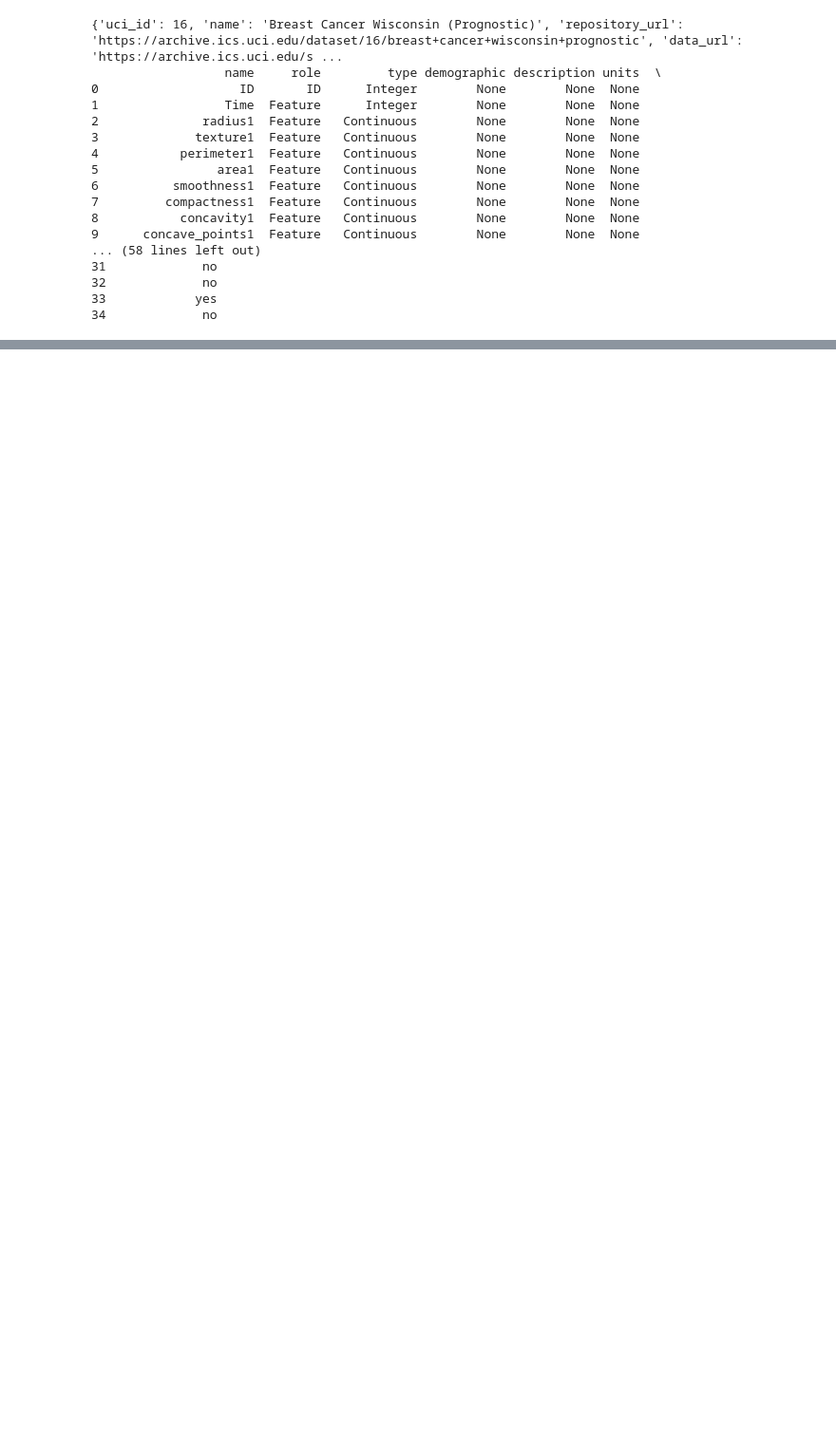
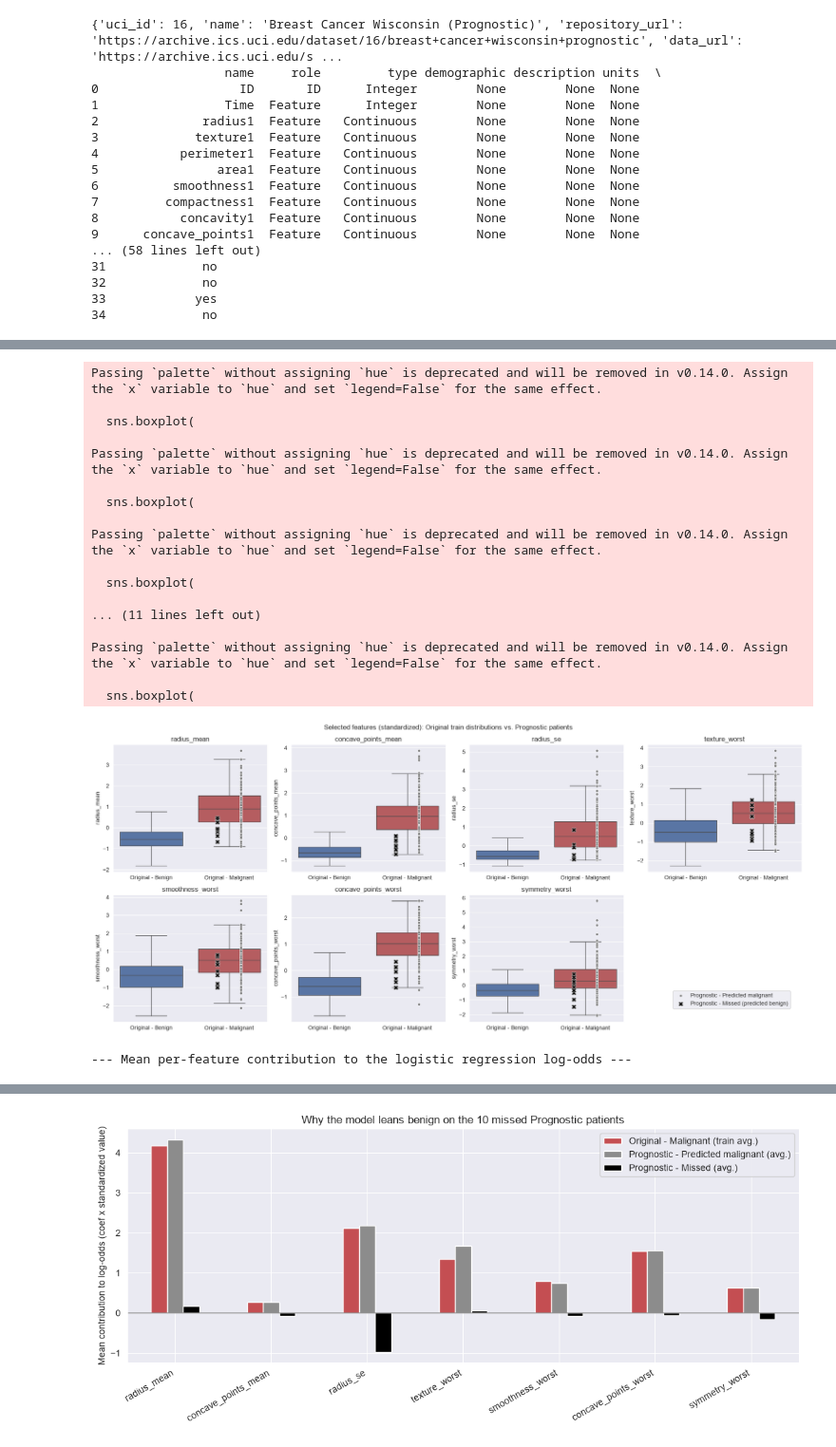
Before and after one commit to ostacore/Projets-UM5BM753-, a Jupyter notebook: 03_notebooks/07_Prognostic_Data_Test.ipynb, the cells around one changed output, grey strips where cells are left out. Shown at 95% size. Cells and saved outputs as stored; diff of their text form; code cells hidden in the pictures; blank space fills up the shorter version.

Commit message:
Prognostic Test

```diff
--- a/03_notebooks/07_Prognostic_Data_Test.ipynb
+++ b/03_notebooks/07_Prognostic_Data_Test.ipynb
@@ -79,9 +79,11 @@ PROCESSED_DATA_DIR = os.path.join("..", "02_data", "processed")
 
 # Reconstruct scaler_all (not persisted): refit on the same raw file with the same
 # split, deterministic given RANDOM_STATE -- must match 04_Feature_Selection.ipynb.
-df_diag = load_data(DATA_PATH)
-diag_features = get_feature_columns(df_diag)
-_, _, _, _, scaler_all = split_and_scale(df_diag, diag_features, test_size=0.3, random_state=RANDOM_STATE)
+df_original = load_data(DATA_PATH)
+original_features = get_feature_columns(df_original)
+_, _, _, _, scaler_all = split_and_scale(
+    df_original, original_features, test_size=0.3, random_state=RANDOM_STATE
+)
 
 selected_features = pd.read_csv(os.path.join(RESULTS_DIR, "04_selected_features.csv"))["feature"].tolist()
 
@@ -99,7 +101,7 @@ grid_logreg.fit(X_train_sel, y_train)
 best_logreg = grid_logreg.best_estimator_
 print(f"Retrained model: C={grid_logreg.best_params_['C']:.4f}\n")
 
-# 1) Load WPBC and rename its 1/2/3 suffixes to the diagnostic _mean/_se/_worst naming.
+# 1) Load WPBC and rename its 1/2/3 suffixes to the Original _mean/_se/_worst naming.
 wpbc = fetch_ucirepo(id=16)
 X_wpbc = wpbc.data.features.copy()
 
@@ -111,13 +113,13 @@ suffix_map = {"1": "_mean", "2": "_se", "3": "_worst"}
 rename_map = {f"{prop}{suf}": f"{prop}{suffix_map[suf]}" for prop in base_properties for suf in "123"}
 X_wpbc = X_wpbc.rename(columns=rename_map)
 
-missing = [f for f in diag_features if f not in X_wpbc.columns]
+missing = [f for f in original_features if f not in X_wpbc.columns]
 if missing:
     raise ValueError(f"WPBC is missing expected columns after renaming: {missing}")
 
-# 2) Apply the diagnostic scaler (fit on all 30 features), then keep the 7 selected ones.
-X_wpbc_scaled_full = scaler_all.transform(X_wpbc[diag_features].values)
-X_wpbc_scaled = pd.DataFrame(X_wpbc_scaled_full, columns=diag_features)[selected_features].values
+# 2) Apply the Original scaler (fit on all 30 features), then keep the 7 selected ones.
+X_wpbc_scaled_full = scaler_all.transform(X_wpbc[original_features].values)
+X_wpbc_scaled = pd.DataFrame(X_wpbc_scaled_full, columns=original_features)[selected_features].values
 
 # 3) Ground truth: label=1 for every row, per WPBC's documented inclusion criterion
 #    (invasive breast cancer only) -- not derived from any feature column.
@@ -148,18 +166,20 @@ Logistic Regression's decision is a direct sum of these per-feature contribution
 import seaborn as sns
 import matplotlib.pyplot as plt
 
-
 FIGURES_DIR = os.path.join("..", "05_figures")
 os.makedirs(FIGURES_DIR, exist_ok=True)
 
-X_wpbc_scaled_df = pd.DataFrame(X_wpbc_scaled_full, columns=diag_features, index=X_wpbc.index)[selected_features]
+X_wpbc_scaled_df = pd.DataFrame(
+    X_wpbc_scaled_full, columns=original_features, index=X_wpbc.index
+)[selected_features]
 
 train_df_selected = train_df.copy()
-train_df_selected["diagnosis"] = np.where(train_df_selected["label"] == 1, "Diagnostic - Malignant",
-                                          "Diagnostic - Benign")
+train_df_selected["diagnosis"] = np.where(
+    train_df_selected["label"] == 1, "Original - Malignant", "Original - Benign"
+)
 
-wpbc_status = pd.Series("WPBC - Predicted malignant", index=X_wpbc.index)
-wpbc_status.loc[missed.index] = "WPBC - Missed (predicted benign)"
+wpbc_status = pd.Series("Prognostic - Predicted malignant", index=X_wpbc.index)
+wpbc_status.loc[missed.index] = "Prognostic - Missed (predicted benign)"
 
 fig, axes = plt.subplots(2, 4, figsize=(18, 8))
 axes = axes.flatten()
@@ -167,13 +187,13 @@ axes = axes.flatten()
 for i, (ax, feat) in enumerate(zip(axes, selected_features)):
     sns.boxplot(
         data=train_df_selected, x="diagnosis", y=feat, ax=ax,
-        order=["Diagnostic - Benign", "Diagnostic - Malignant"],
-        palette={"Diagnostic - Benign": "#4C72B0", "Diagnostic - Malignant": "#C44E52"},
+        order=["Original - Benign", "Original - Malignant"],
+        palette={"Original - Benign": "#4C72B0", "Original - Malignant": "#C44E52"},
         showfliers=False,
     )
     for status, x_pos, color, marker, size in [
-        ("WPBC - Predicted malignant", 1.15, "grey", "o", 20),
-        ("WPBC - Missed (predicted benign)", 0.85, "black", "X", 70),
+        ("Prognostic - Predicted malignant", 1.15, "grey", "o", 20),
+        ("Prognostic - Missed (predicted benign)", 0.85, "black", "X", 70),
     ]:
         idx = wpbc_status[wpbc_status == status].index
         ax.scatter(
@@ -187,43 +207,63 @@ for i, (ax, feat) in enumerate(zip(axes, selected_features)):
 axes[-1].axis("off")
 handles, labels = axes[0].get_legend_handles_labels()
 fig.legend(handles, labels, loc="lower right", bbox_to_anchor=(0.98, 0.08))
-fig.suptitle("Selected features (standardized): diagnostic train distributions vs. WPBC patients")
+fig.suptitle("Selected features (standardized): Original train distributions vs. Prognostic patients")
 fig.tight_layout()
 fig.savefig(os.path.join(FIGURES_DIR, "07_wpbc_feature_positions.png"))
 plt.show()
 
 coefs = pd.Series(best_logreg.coef_[0], index=selected_features)
 intercept = best_logreg.intercept_[0]
 
 
 def mean_contribution(df_scaled):
     return (df_scaled[selected_features] * coefs).mean()
 
 
-contrib_diag_malignant = mean_contribution(
-    train_df_selected[train_df_selected["diagnosis"] == "Diagnostic - Malignant"])
+contrib_original_malignant = mean_contribution(
+    train_df_selected[train_df_selected["diagnosis"] == "Original - Malignant"])
 contrib_wpbc_correct = mean_contribution(
-    X_wpbc_scaled_df.loc[wpbc_status[wpbc_status == "WPBC - Predicted malignant"].index])
+    X_wpbc_scaled_df.loc[wpbc_status[wpbc_status == "Prognostic - Predicted malignant"].index])
 contrib_wpbc_missed = mean_contribution(X_wpbc_scaled_df.loc[missed.index])
 
 contrib_table = pd.DataFrame({
-    "Diagnostic - Malignant (train avg.)": contrib_diag_malignant,
-    "WPBC - Predicted malignant (avg.)": contrib_wpbc_correct,
-    "WPBC - Missed (avg.)": contrib_wpbc_missed,
+    "Original - Malignant (train avg.)": contrib_original_malignant,
+    "Prognostic - Predicted malignant (avg.)": contrib_wpbc_correct,
+    "Prognostic - Missed (avg.)": contrib_wpbc_missed,
 })
 contrib_table.loc["intercept"] = intercept
 contrib_table.loc["log-odds (sum)"] = contrib_table.drop(index="intercept").sum() + intercept
 
 print("--- Mean per-feature contribution to the logistic regression log-odds ---")
 display(contrib_table.round(3))
 
 contrib_table.drop(index=["intercept", "log-odds (sum)"]).plot(
     kind="bar", figsize=(11, 5), color=["#C44E52", "#8c8c8c", "#000000"]
 )
 plt.axhline(0, color="grey", linewidth=1)
 plt.ylabel("Mean contribution to log-odds (coef x standardized value)")
-plt.title("Why the model leans benign on the 10 missed WPBC patients")
+plt.title("Why the model leans benign on the 10 missed Prognostic patients")
 plt.xticks(rotation=30, ha="right")
 plt.tight_layout()
 plt.savefig(os.path.join(FIGURES_DIR, "07_wpbc_logodds_contribution.png"))
 plt.show()
+# %% [output]
+Passing `palette` without assigning `hue` is deprecated and will be removed in v0.14.0. Assign the `x` variable to `hue` and set `legend=False` for the same effect.
+
+  sns.boxplot(
+
+Passing `palette` without assigning `hue` is deprecated and will be removed in v0.14.0. Assign the `x` variable to `hue` and set `legend=False` for the same effect.
+
+  sns.boxplot(
+
+Passing `palette` without assigning `hue` is deprecated and will be removed in v0.14.0. Assign the `x` variable to `hue` and set `legend=False` for the same effect.
+
+  sns.boxplot(
+
+... (11 lines left out)
+
+Passing `palette` without assigning `hue` is deprecated and will be removed in v0.14.0. Assign the `x` variable to `hue` and set `legend=False` for the same effect.
+
+  sns.boxplot(
+[figure, added]
+--- Mean per-feature contribution to the logistic regression log-odds ---
@@ -230 +280,2 @@ plt.show()
+[figure, added]
 # %% [markdown]
```
Also changed, not shown: parts of 9 cells of this notebook, 13 other files.
